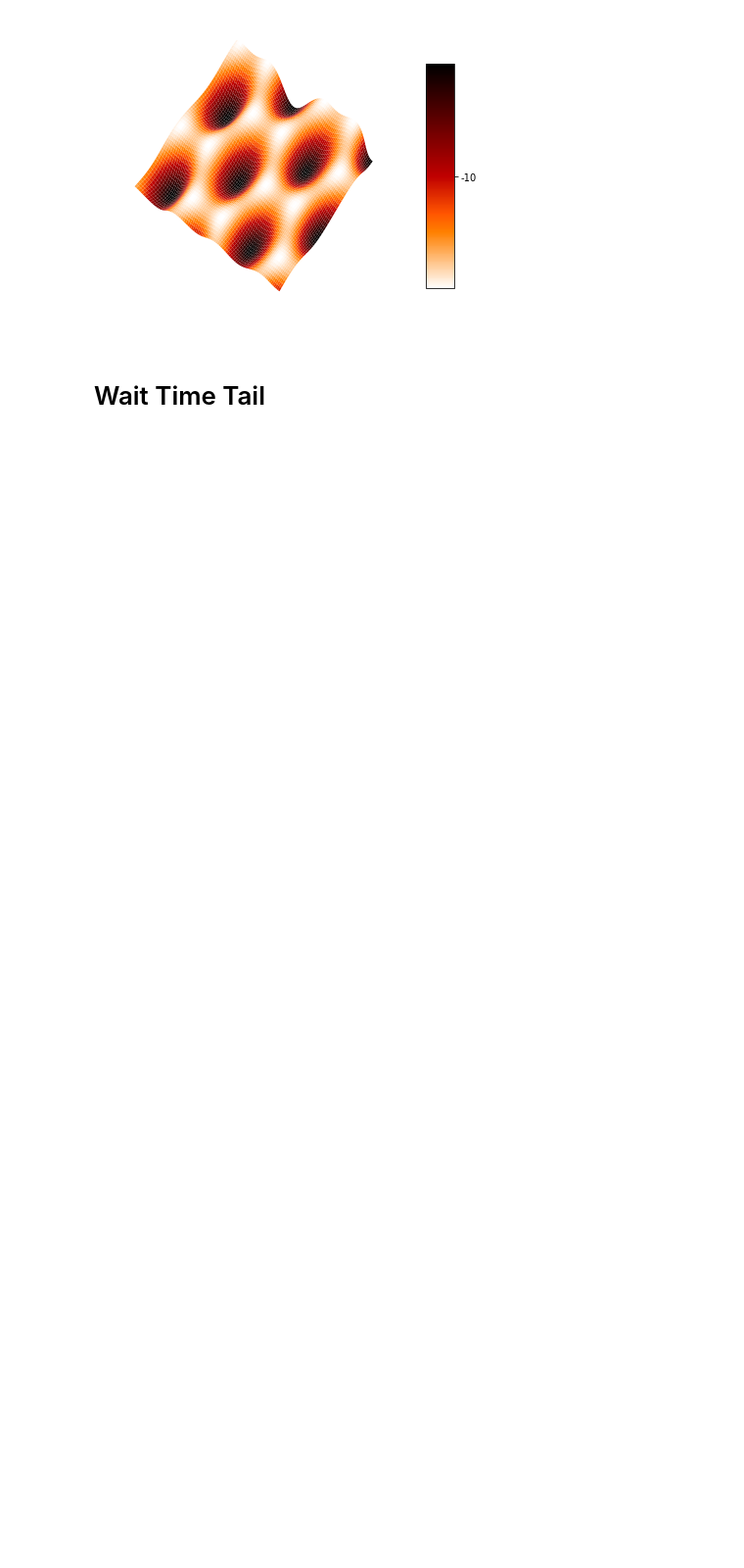
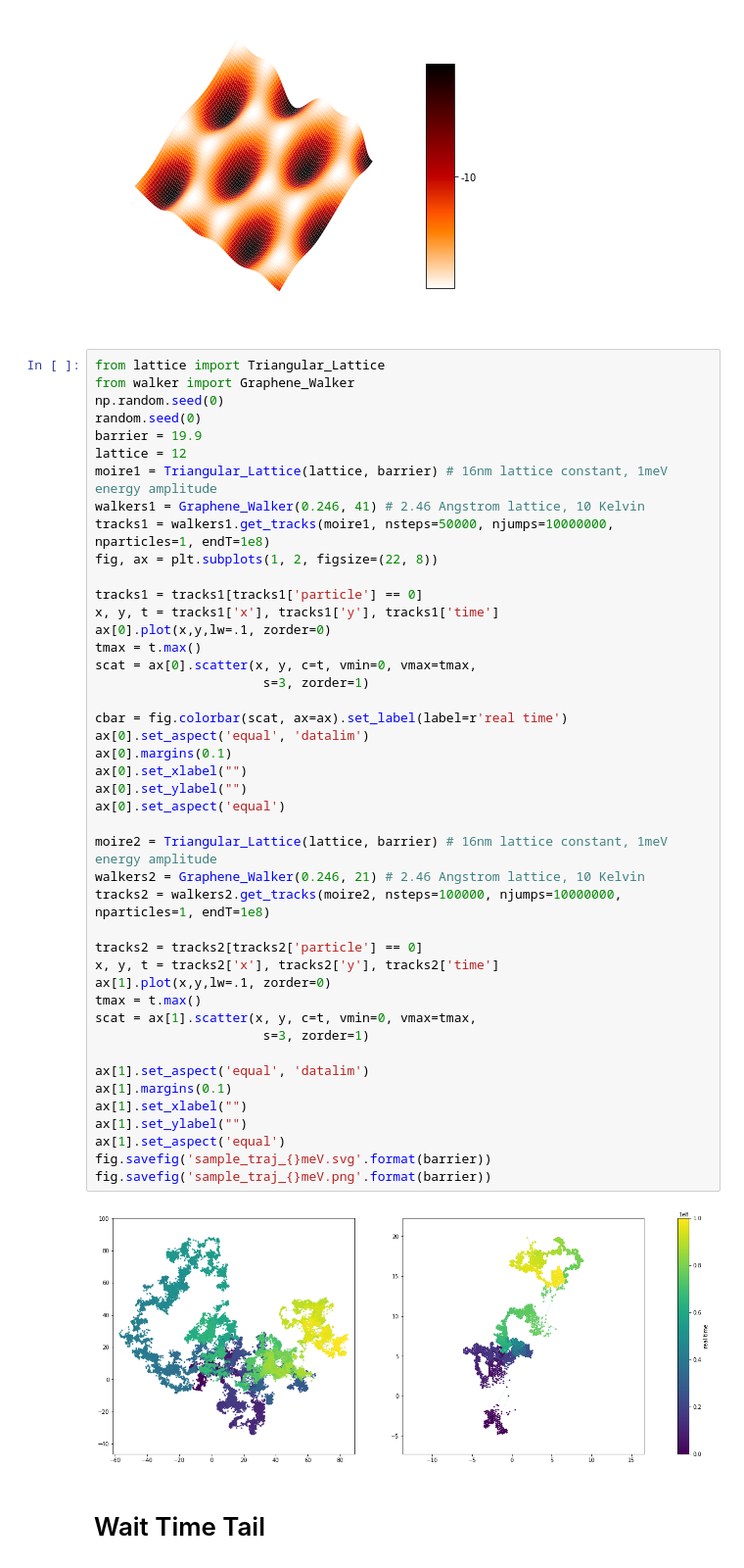
Before and after one commit to asaiacai/moire_walk, a Jupyter notebook: visualize.ipynb, the cells around one changed output. Shown at 98% size. Saved outputs shown, nothing was run; the diff lists cells and outputs as text; blank space fills up the shorter version.

```diff
--- a/visualize.ipynb
+++ b/visualize.ipynb
@@ -113,6 +113,52 @@ plt.show()
 # fig.savefig('./moire_jet_colorbar.pdf',dpi=300)
 # %% [output]
 [figure]
+# %%
+from lattice import Triangular_Lattice
+from walker import Graphene_Walker
+np.random.seed(0)
+random.seed(0)
+barrier = 19.9
+lattice = 12
+moire1 = Triangular_Lattice(lattice, barrier) # 16nm lattice constant, 1meV energy amplitude
+walkers1 = Graphene_Walker(0.246, 41) # 2.46 Angstrom lattice, 10 Kelvin
+tracks1 = walkers1.get_tracks(moire1, nsteps=50000, njumps=10000000, nparticles=1, endT=1e8)
+fig, ax = plt.subplots(1, 2, figsize=(22, 8))
+
+tracks1 = tracks1[tracks1['particle'] == 0]
+x, y, t = tracks1['x'], tracks1['y'], tracks1['time']
+ax[0].plot(x,y,lw=.1, zorder=0)
+tmax = t.max()
+scat = ax[0].scatter(x, y, c=t, vmin=0, vmax=tmax,
+                      s=3, zorder=1)
+
+cbar = fig.colorbar(scat, ax=ax).set_label(label=r'real time')
+ax[0].set_aspect('equal', 'datalim')
+ax[0].margins(0.1)
+ax[0].set_xlabel("")
+ax[0].set_ylabel("")
+ax[0].set_aspect('equal')
+
+moire2 = Triangular_Lattice(lattice, barrier) # 16nm lattice constant, 1meV energy amplitude
+walkers2 = Graphene_Walker(0.246, 21) # 2.46 Angstrom lattice, 10 Kelvin
+tracks2 = walkers2.get_tracks(moire2, nsteps=100000, njumps=10000000, nparticles=1, endT=1e8)
+
+tracks2 = tracks2[tracks2['particle'] == 0]
+x, y, t = tracks2['x'], tracks2['y'], tracks2['time']
+ax[1].plot(x,y,lw=.1, zorder=0)
+tmax = t.max()
+scat = ax[1].scatter(x, y, c=t, vmin=0, vmax=tmax,
+                      s=3, zorder=1)
+
+ax[1].set_aspect('equal', 'datalim')
+ax[1].margins(0.1)
+ax[1].set_xlabel("")
+ax[1].set_ylabel("")
+ax[1].set_aspect('equal')
+fig.savefig('sample_traj_{}meV.svg'.format(barrier))
+fig.savefig('sample_traj_{}meV.png'.format(barrier))
+# %% [output]
+[figure, added]
 # %% [markdown]
 # Wait Time Tail
 # %%
```
Also changed, not shown: parts of 7 cells of this notebook, 3 other files.
